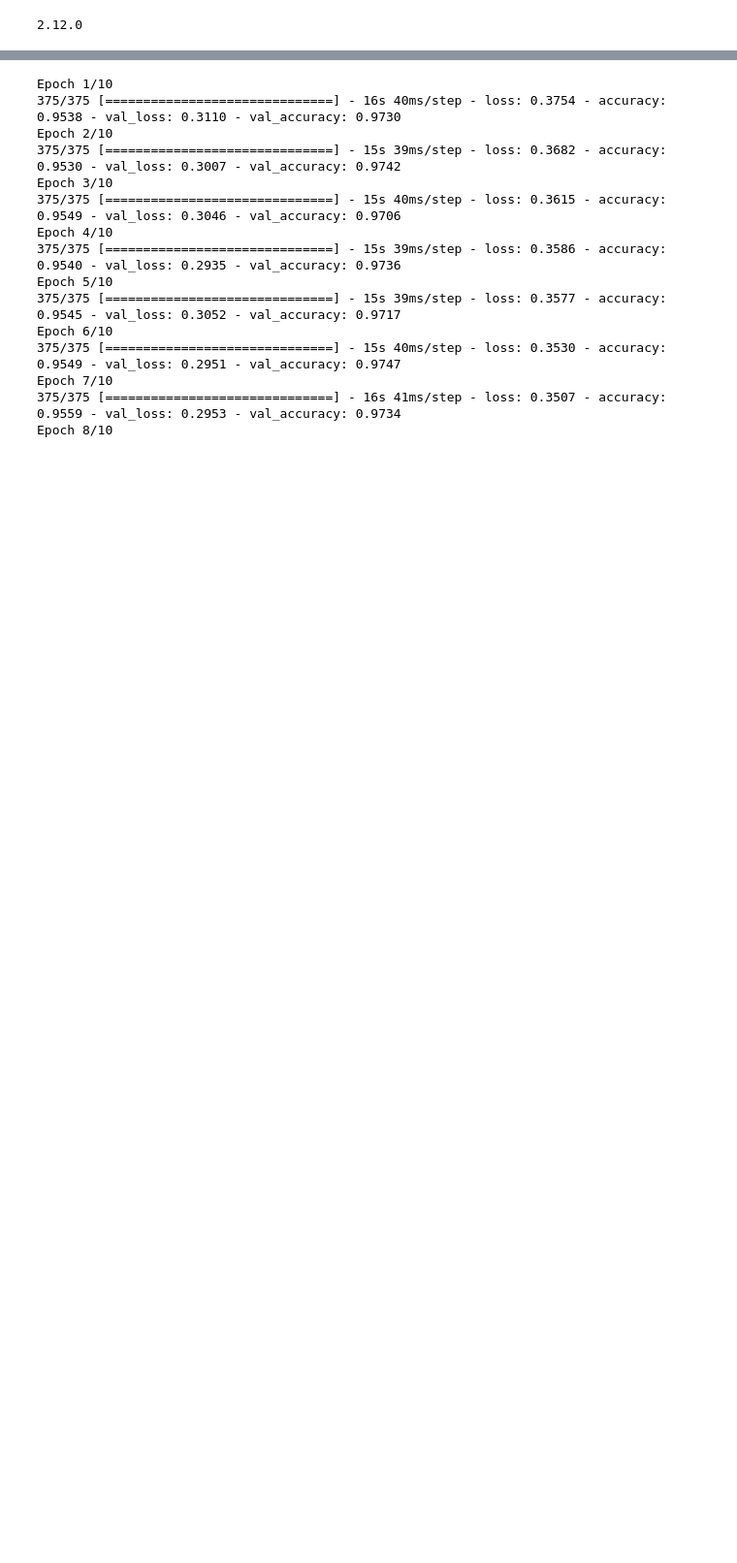
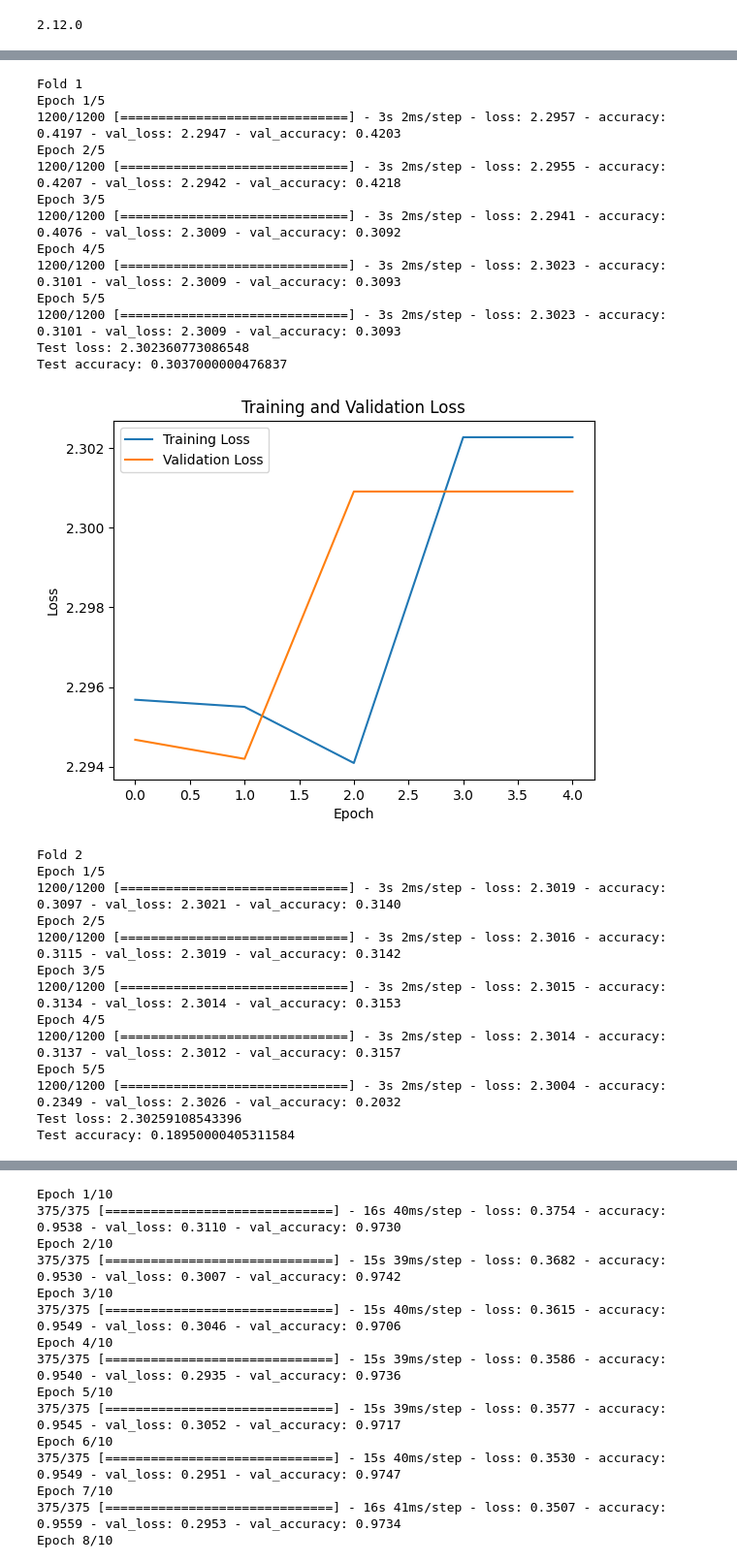
Before and after one commit to shihwesley/CMPE258, a Jupyter notebook: DataAugmentation/dataaugmentation.ipynb, the cells around one changed output, grey strips where cells are left out. Shown: that part at 97% size. Saved outputs shown, nothing was run; the diff lists cells and outputs as text; code cells hidden in the pictures; blank space fills up the shorter version.

```diff
--- a/DataAugmentation/dataaugmentation.ipynb
+++ b/DataAugmentation/dataaugmentation.ipynb
@@ -212,0 +107,34 @@ model_augmented.add(Dense(10, activation='softmax'))
+# %%
+# above graph clearly shows overfitting happening
+
+# we are going to do cross validation on the training set and regular model
+
+crossvalidation(x_train, y_train, x_test, y_test, model)
+# %% [output]
+Fold 1
+Epoch 1/5
+1200/1200 [==============================] - 3s 2ms/step - loss: 2.2957 - accuracy: 0.4197 - val_loss: 2.2947 - val_accuracy: 0.4203
+Epoch 2/5
+1200/1200 [==============================] - 3s 2ms/step - loss: 2.2955 - accuracy: 0.4207 - val_loss: 2.2942 - val_accuracy: 0.4218
+Epoch 3/5
+1200/1200 [==============================] - 3s 2ms/step - loss: 2.2941 - accuracy: 0.4076 - val_loss: 2.3009 - val_accuracy: 0.3092
+Epoch 4/5
+1200/1200 [==============================] - 3s 2ms/step - loss: 2.3023 - accuracy: 0.3101 - val_loss: 2.3009 - val_accuracy: 0.3093
+Epoch 5/5
+1200/1200 [==============================] - 3s 2ms/step - loss: 2.3023 - accuracy: 0.3101 - val_loss: 2.3009 - val_accuracy: 0.3093
+Test loss: 2.302360773086548
+Test accuracy: 0.3037000000476837
+[figure, added]
+Fold 2
+Epoch 1/5
+1200/1200 [==============================] - 3s 2ms/step - loss: 2.3019 - accuracy: 0.3097 - val_loss: 2.3021 - val_accuracy: 0.3140
+Epoch 2/5
+1200/1200 [==============================] - 3s 2ms/step - loss: 2.3016 - accuracy: 0.3115 - val_loss: 2.3019 - val_accuracy: 0.3142
+Epoch 3/5
+1200/1200 [==============================] - 3s 2ms/step - loss: 2.3015 - accuracy: 0.3134 - val_loss: 2.3014 - val_accuracy: 0.3153
+Epoch 4/5
+1200/1200 [==============================] - 3s 2ms/step - loss: 2.3014 - accuracy: 0.3137 - val_loss: 2.3012 - val_accuracy: 0.3157
+Epoch 5/5
+1200/1200 [==============================] - 3s 2ms/step - loss: 2.3004 - accuracy: 0.2349 - val_loss: 2.3026 - val_accuracy: 0.2032
+Test loss: 2.30259108543396
+Test accuracy: 0.18950000405311584
```
Also changed, not shown: parts of 22 cells of this notebook, 8 other files.
